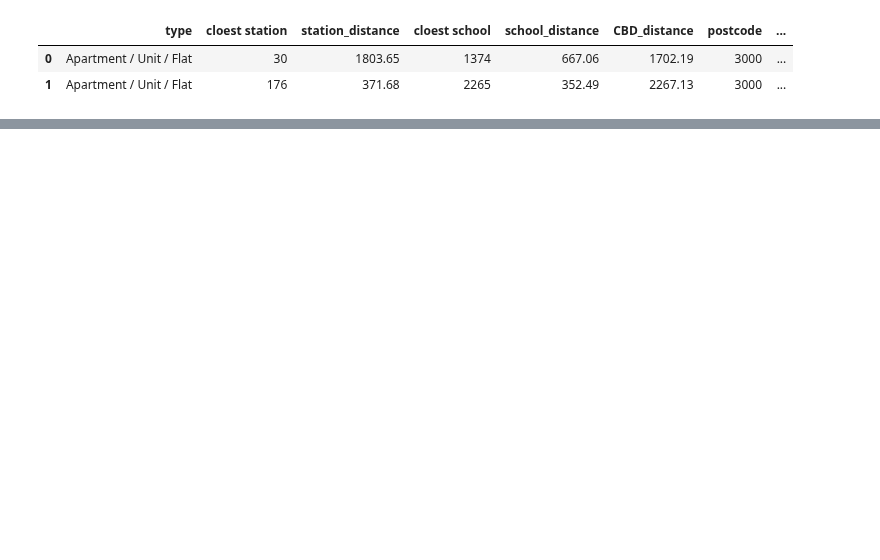
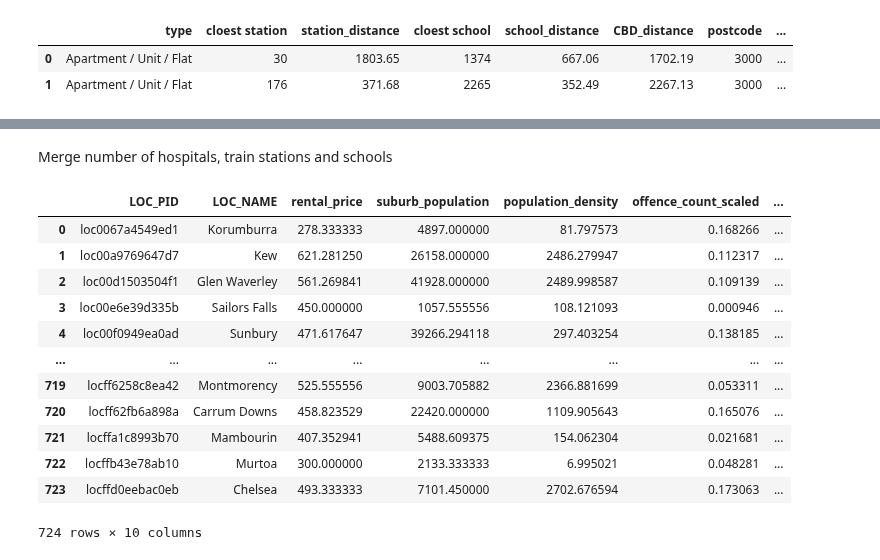
Before and after one commit to MAST30034-Applied-Data-Science/generic-real-estate-consulting-project-group-6, a Jupyter notebook: notebooks/preoprecess_suburb.ipynb, the cells around one changed output, grey strips where cells are left out. Cells and saved outputs as stored; diff of their text form; code cells hidden in the pictures; blank space fills up the shorter version.

Commit message:
suburb data finished

```diff
--- a/notebooks/preoprecess_suburb.ipynb
+++ b/notebooks/preoprecess_suburb.ipynb
@@ -26,0 +97,3 @@ property.head(2)
+# %%
+hospital = pd.read_csv("../data/raw/MainHospitalList.csv")
+hospital.head()
@@ -26,0 +107,4 @@ property.head(2)
+# %%
+num_hospitals = hospital[['Hospital ID', 'Suburb']].groupby('Suburb', as_index=False).count()
+num_hospitals = num_hospitals.rename(columns={'Hospital ID' : 'num_hospitals'})
+num_hospitals.head()
@@ -26,0 +120,7 @@ property.head(2)
+# %%
+schools = pd.read_csv("../data/raw/external_data/school_location.csv", encoding='cp1252')
+schools = gpd.GeoDataFrame(
+        schools, geometry=gpd.points_from_xy(schools.X, schools.Y))
+schools = schools.set_crs(epsg=7844, inplace=True)
+schools = schools[['SCHOOL_NO', 'geometry']]
+schools.head()
@@ -26,0 +134,5 @@ property.head(2)
+# %%
+suburb_schools= sjoin(schools, suburb_shp, how="left")  # Find School suburb
+num_schools = suburb_schools[['LOC_PID', 'LOC_NAME', 'SCHOOL_NO']].groupby(['LOC_PID', 'LOC_NAME'], as_index=False).count()
+num_schools = num_schools.rename(columns={'SCHOOL_NO': 'num_schools'})
+num_schools.head()
@@ -26,0 +146,22 @@ property.head(2)
+# %% [markdown]
+Merge number of hospitals, train stations and schools
+# %%
+curated_suburb = suburb_info
+curated_suburb = pd.merge(curated_suburb, num_stations.drop('LOC_NAME', axis=1), on='LOC_PID', how='left')
+curated_suburb = pd.merge(curated_suburb, num_schools.drop('LOC_NAME', axis=1), on='LOC_PID', how='left')
+curated_suburb = pd.merge(curated_suburb, num_hospitals.rename(columns={'Suburb' : 'LOC_NAME'}), on='LOC_NAME', how='left')
+curated_suburb
+# %% [output]
+|  | LOC_PID | LOC_NAME | rental_price | suburb_population | population_density | offence_count_scaled | ... |
+| 0 | loc0067a4549ed1 | Korumburra | 278.333333 | 4897.000000 | 81.797573 | 0.168266 | ... |
+| 1 | loc00a9769647d7 | Kew | 621.281250 | 26158.000000 | 2486.279947 | 0.112317 | ... |
+| 2 | loc00d1503504f1 | Glen Waverley | 561.269841 | 41928.000000 | 2489.998587 | 0.109139 | ... |
+| 3 | loc00e6e39d335b | Sailors Falls | 450.000000 | 1057.555556 | 108.121093 | 0.000946 | ... |
+| 4 | loc00f0949ea0ad | Sunbury | 471.617647 | 39266.294118 | 297.403254 | 0.138185 | ... |
+| ... | ... | ... | ... | ... | ... | ... | ... |
+| 719 | locff6258c8ea42 | Montmorency | 525.555556 | 9003.705882 | 2366.881699 | 0.053311 | ... |
+| 720 | locff62fb6a898a | Carrum Downs | 458.823529 | 22420.000000 | 1109.905643 | 0.165076 | ... |
+| 721 | locffa1c8993b70 | Mambourin | 407.352941 | 5488.609375 | 154.062304 | 0.021681 | ... |
+| 722 | locffb43e78ab10 | Murtoa | 300.000000 | 2133.333333 | 6.995021 | 0.048281 | ... |
+| 723 | locffd0eebac0eb | Chelsea | 493.333333 | 7101.450000 | 2702.676594 | 0.173063 | ... |
+724 rows × 10 columns
```
Also changed, not shown: parts of 19 cells of this notebook, 2 other files.
